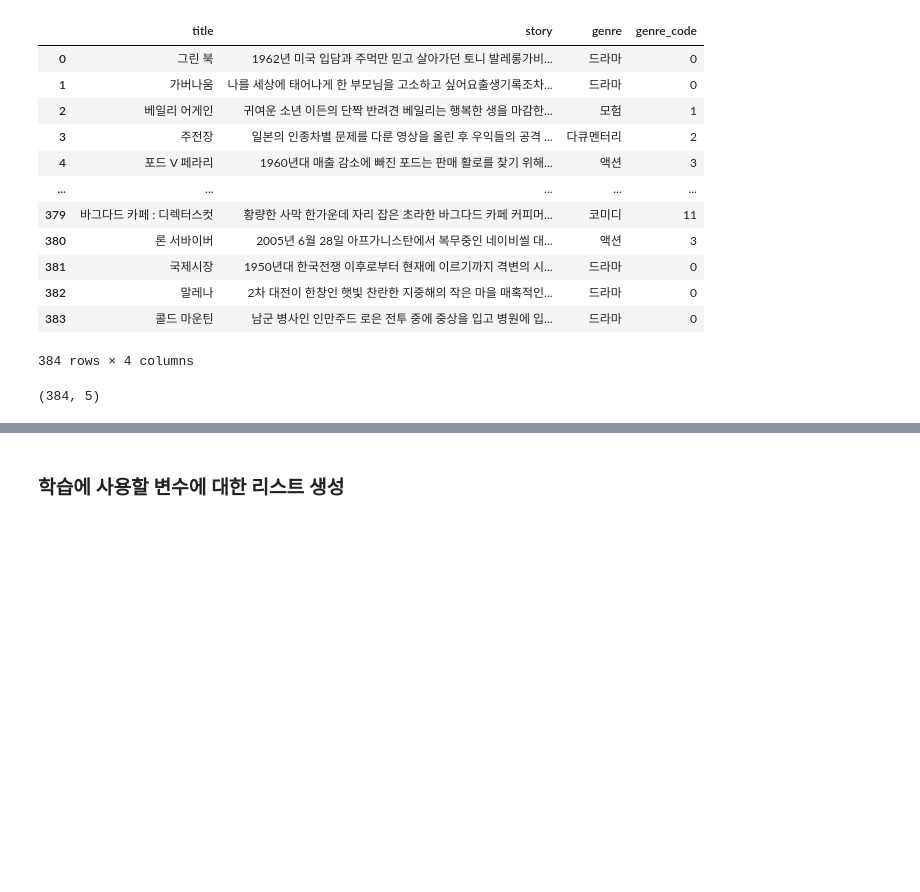
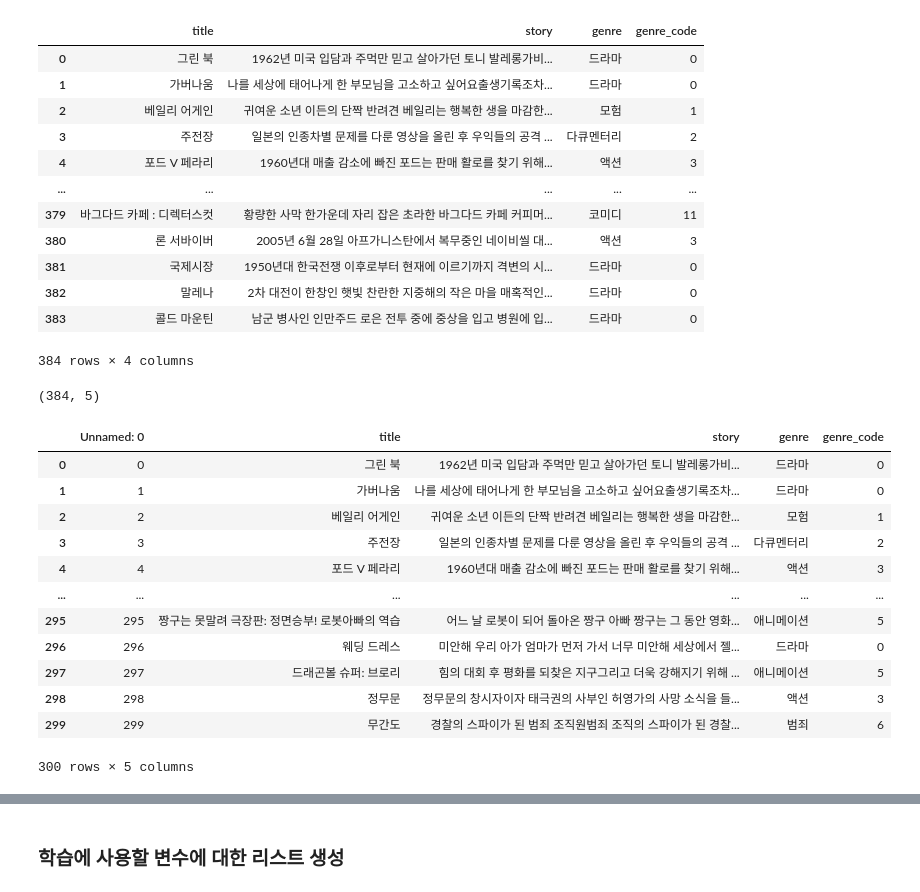
Before and after one commit to wolee777/Workspace-AI-NLP, a Jupyter notebook: 09.Movie-Review-Classification.ipynb, the cells around one changed output, grey strips where cells are left out. Cells and saved outputs as stored; diff of their text form; code cells hidden in the pictures; blank space fills up the shorter version.

```diff
--- a/09.Movie-Review-Classification.ipynb
+++ b/09.Movie-Review-Classification.ipynb
@@ -38,8 +38,8 @@ movie_df.shape
 # %% [markdown]
 ### 장르 코드 변수 추가
 # %%
-movie_genres = movie_df[ 'genre' ].unique().tolist()
-movie_genres
+genres_list = movie_df[ 'genre' ].unique().tolist()
+genres_list
 # %% [output]
 ['드라마',
  '모험',
@@ -60,7 +60,7 @@ movie_genres
  '공포',
  '미스터리']
 # %%
-genre_code_dict = dict( ( c, i ) for i, c in enumerate( movie_genres ) )
+genre_code_dict = dict( ( c, i ) for i, c in enumerate( genres_list ) )
 # %%
 genre_code_dict
 # %% [output]
@@ -118,3 +118,19 @@ movie_df.drop( movie_df.columns[ [ 0 ] ], axis = 'columns' )
 movie_df.shape
 # %% [output]
 (384, 5)
+# %%
+movie_df[ :300 ]
+# %% [output]
+|  | Unnamed: 0 | title | story | genre | genre_code |
+| 0 | 0 | 그린 북 | 1962년 미국 입담과 주먹만 믿고 살아가던 토니 발레롱가비... | 드라마 | 0 |
+| 1 | 1 | 가버나움 | 나를 세상에 태어나게 한 부모님을 고소하고 싶어요출생기록조차... | 드라마 | 0 |
+| 2 | 2 | 베일리 어게인 | 귀여운 소년 이든의 단짝 반려견 베일리는 행복한 생을 마감한... | 모험 | 1 |
+| 3 | 3 | 주전장 | 일본의 인종차별 문제를 다룬 영상을 올린 후 우익들의 공격 ... | 다큐멘터리 | 2 |
+| 4 | 4 | 포드 V 페라리 | 1960년대 매출 감소에 빠진 포드는 판매 활로를 찾기 위해... | 액션 | 3 |
+| ... | ... | ... | ... | ... | ... |
+| 295 | 295 | 짱구는 못말려 극장판: 정면승부! 로봇아빠의 역습 | 어느 날 로봇이 되어 돌아온 짱구 아빠 짱구는 그 동안 영화... | 애니메이션 | 5 |
+| 296 | 296 | 웨딩 드레스 | 미안해 우리 아가 엄마가 먼저 가서 너무 미안해 세상에서 젤... | 드라마 | 0 |
+| 297 | 297 | 드래곤볼 슈퍼: 브로리 | 힘의 대회 후 평화를 되찾은 지구그리고 더욱 강해지기 위해 ... | 애니메이션 | 5 |
+| 298 | 298 | 정무문 | 정무문의 창시자이자 태극권의 사부인 허영가의 사망 소식을 들... | 액션 | 3 |
+| 299 | 299 | 무간도 | 경찰의 스파이가 된 범죄 조직원범죄 조직의 스파이가 된 경찰... | 범죄 | 6 |
+300 rows × 5 columns
```
Also changed, not shown: parts of 43 cells of this notebook.
